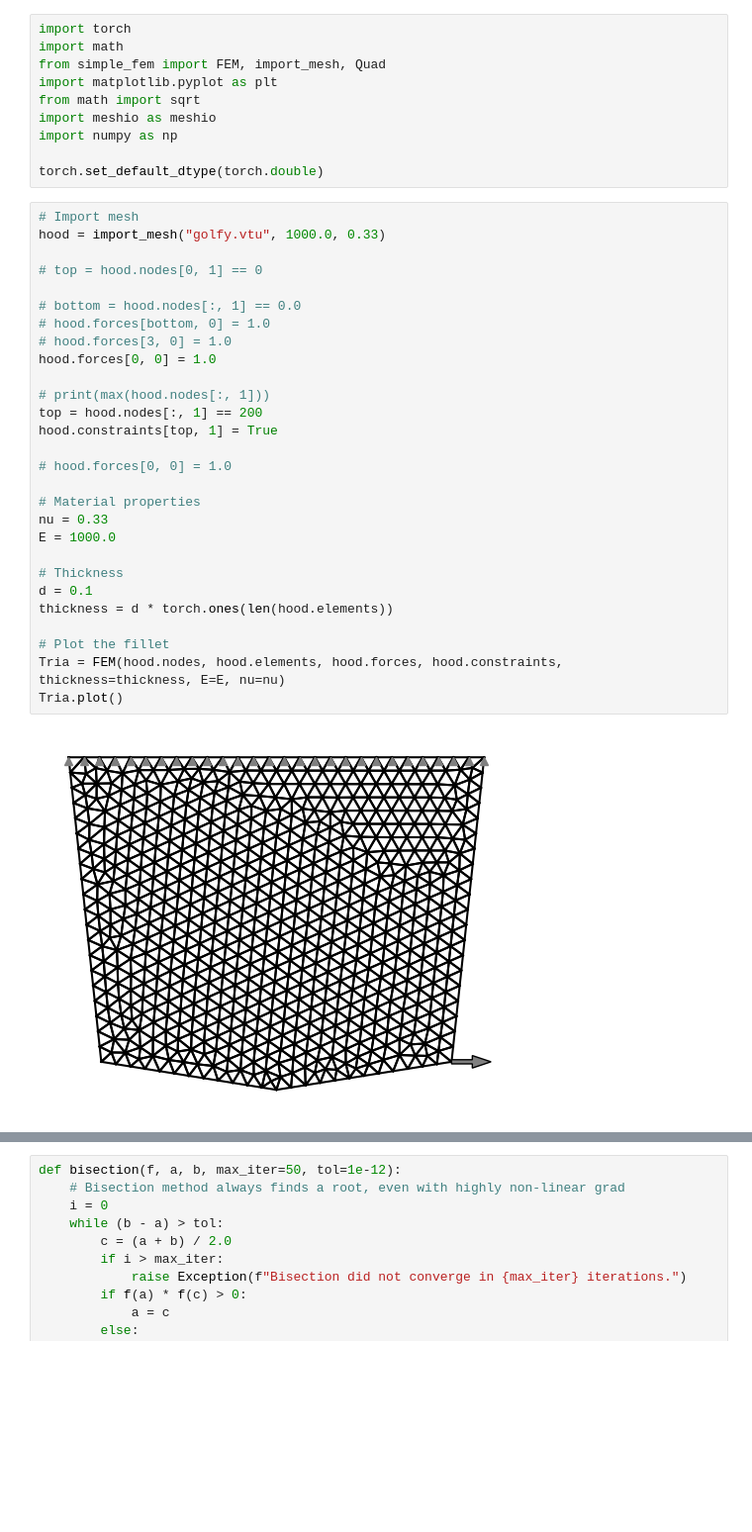
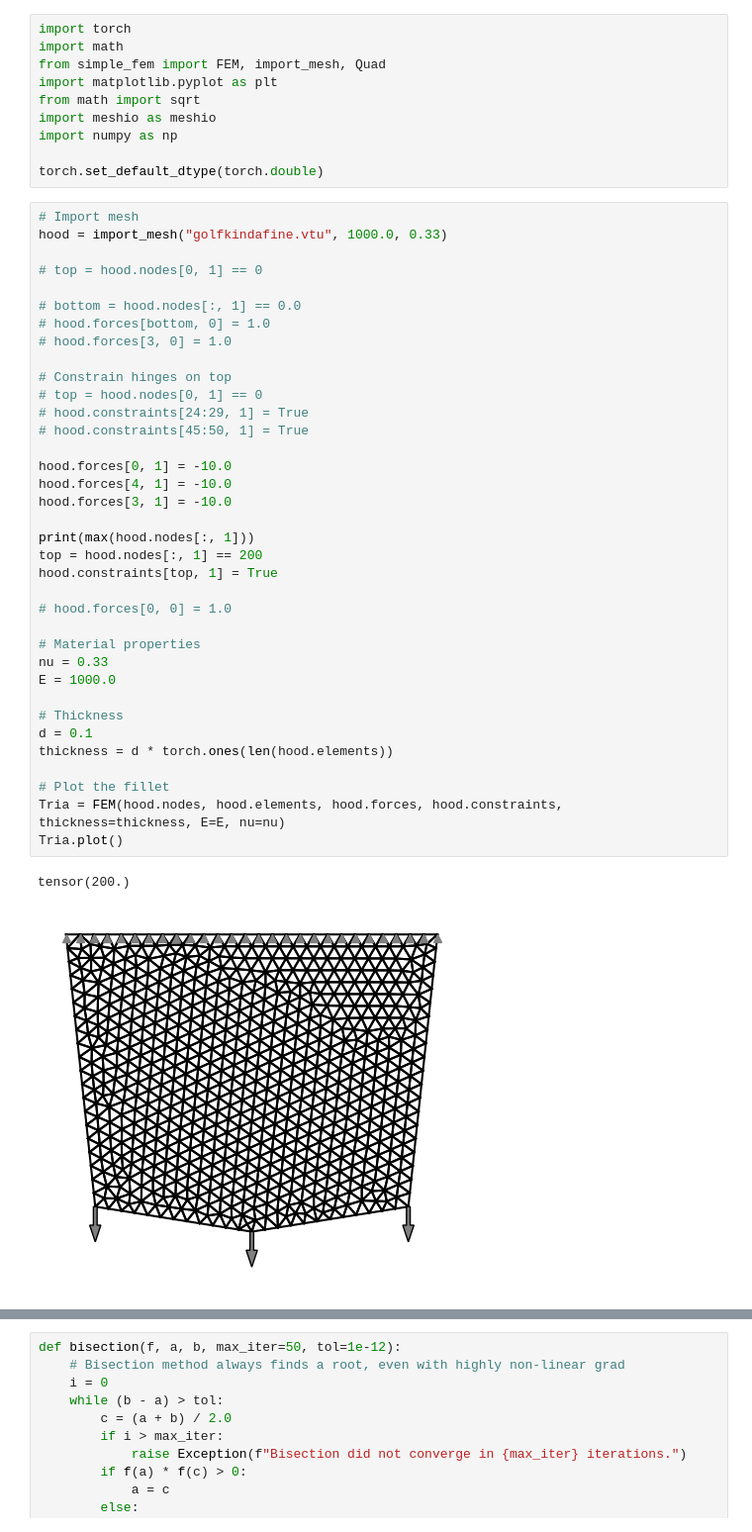
Before and after one commit to neil51/structural_optimization, a Jupyter notebook: notebooks/project topology.ipynb, the cells around one changed output, grey strips where cells are left out. Shown at 99% size. Drawn from its saved outputs; the diff is of its cells as text; blank space fills up the shorter version.

Commit message:
First try with 0.3 mesh size

```diff
--- a/notebooks/project topology.ipynb
+++ b/notebooks/project topology.ipynb
@@ -10,34 +10,43 @@ import numpy as np
 torch.set_default_dtype(torch.double)
 # %%
 # Import mesh
-hood = import_mesh("golfy.vtu", 1000.0, 0.33)
+hood = import_mesh("golfkindafine.vtu", 1000.0, 0.33)
 
 # top = hood.nodes[0, 1] == 0
 
 # bottom = hood.nodes[:, 1] == 0.0
 # hood.forces[bottom, 0] = 1.0
 # hood.forces[3, 0] = 1.0
-hood.forces[0, 0] = 1.0
 
-# print(max(hood.nodes[:, 1]))
+# Constrain hinges on top
+# top = hood.nodes[0, 1] == 0
+# hood.constraints[24:29, 1] = True
+# hood.constraints[45:50, 1] = True
+
+hood.forces[0, 1] = -10.0
+hood.forces[4, 1] = -10.0
+hood.forces[3, 1] = -10.0
+
+print(max(hood.nodes[:, 1]))
 top = hood.nodes[:, 1] == 200
 hood.constraints[top, 1] = True
 
 # hood.forces[0, 0] = 1.0
 
 # Material properties
 nu = 0.33
 E = 1000.0
 
 # Thickness
 d = 0.1
 thickness = d * torch.ones(len(hood.elements))
 
 # Plot the fillet
 Tria = FEM(hood.nodes, hood.elements, hood.forces, hood.constraints, thickness=thickness, E=E, nu=nu)
 Tria.plot()
 # %% [output]
+tensor(200.)
-[figure, old version]
+[figure, new version]
 # %%
 # Solve
 u, f = Tria.solve()
```
Also changed, not shown: parts of 2 cells of this notebook, 4 other files.
